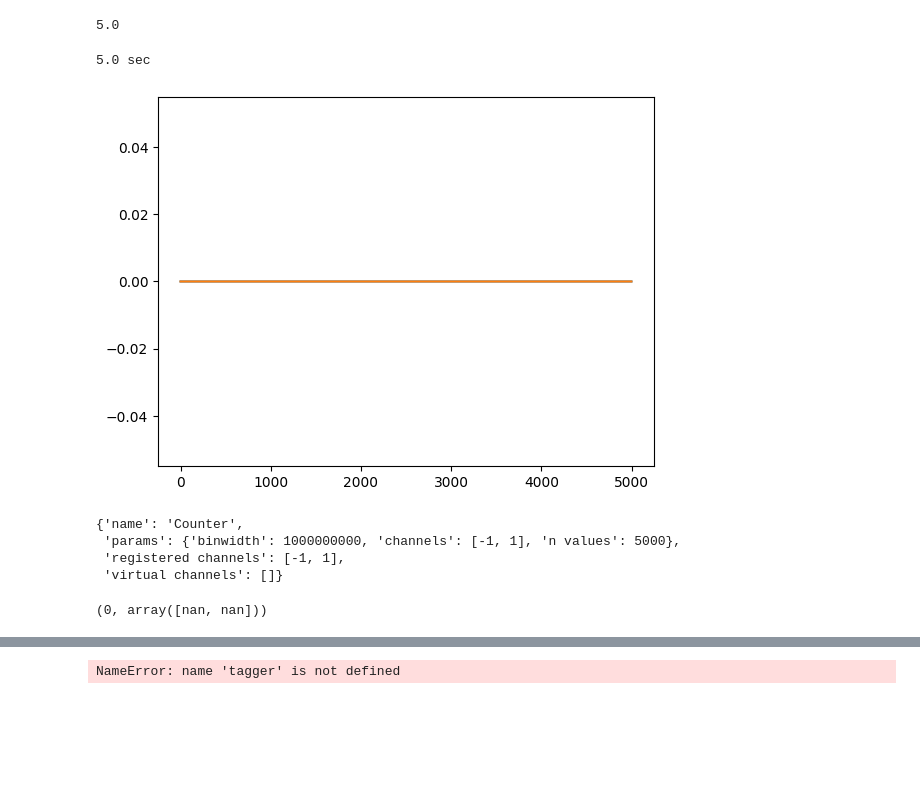
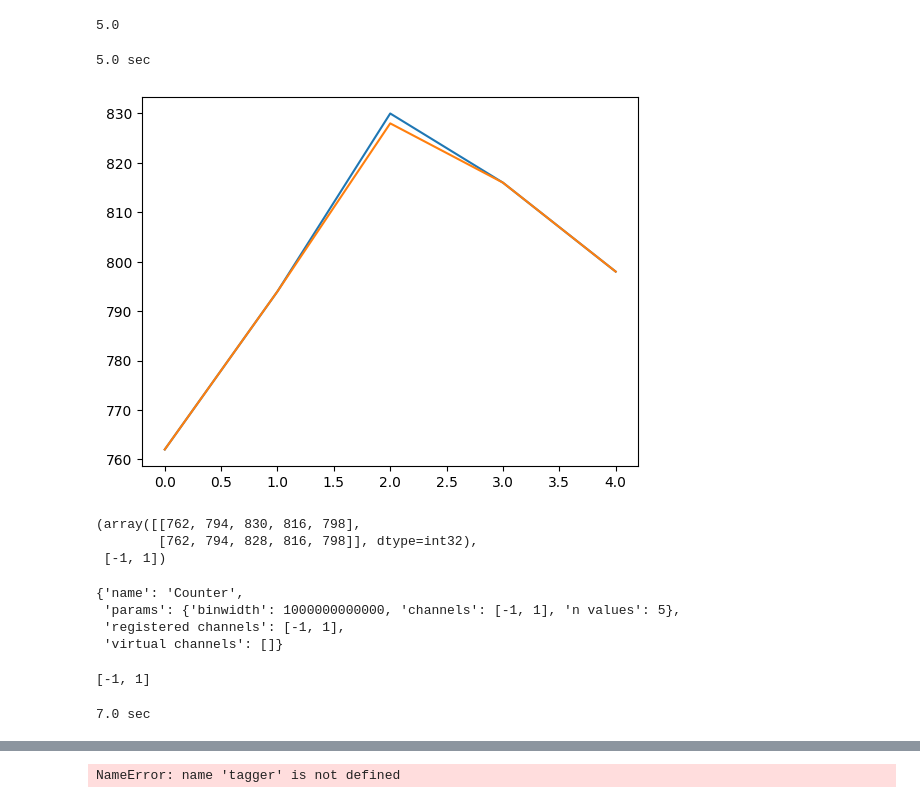
Before and after one commit to JenuC/timetagger-scripts, a Jupyter notebook: plot_time_trace.ipynb, the cells around one changed output, grey strips where cells are left out. Saved outputs shown, nothing was run; the diff lists cells and outputs as text; code cells hidden in the pictures; blank space fills up the shorter version.

Commit message:
working version of pymmcoreplus based dcc control and timetagger collect with timing resolution

```diff
--- a/plot_time_trace.ipynb
+++ b/plot_time_trace.ipynb
@@ -100,13 +206,19 @@ import time
 # %%
-binwidth = 1E9
-n_values = 5000
+binwidth = 1000E9     # in ms
+n_values = 5  #
 counter = Counter(tagger, channels, binwidth, n_values)
 counter.startFor(capture_duration=binwidth*n_values)
 print(binwidth*n_values/1E12,'sec')
 while counter.isRunning(): time.sleep(binwidth*n_values/1E12)
 if not counter.isRunning():
     data = counter.getData()
-    plt. plot(data.T)
+    plt. plot(data.T,marker='.')
 # %% [output]
 5.0 sec
-[figure, old version]
+[figure, new version]
+# %%
+data,channels
+# %% [output]
+(array([[762, 794, 830, 816, 798],
+        [762, 794, 828, 816, 798]], dtype=int32),
+ [-1, 1])
@@ -114,10 +228,10 @@ if not counter.isRunning():
 counter.getConfiguration()
 # %% [output]
 {'name': 'Counter',
- 'params': {'binwidth': 1000000000, 'channels': [-1, 1], 'n values': 5000},
+ 'params': {'binwidth': 1000000000000, 'channels': [-1, 1], 'n values': 5},
  'registered channels': [-1, 1],
  'virtual channels': []}
-# %%
-ncounts,data
-# %% [output]
-(0, array([nan, nan]))
+# %%
+channels
+# %% [output]
+[-1, 1]
@@ -123,0 +251,4 @@ ncounts,data
+# %%
+data =get_darkcounts(collection_time_sec=7,timing_resolution_sec=.1)
+# %% [output]
+7.0 sec
```
Also changed, not shown: parts of 19 cells of this notebook.
